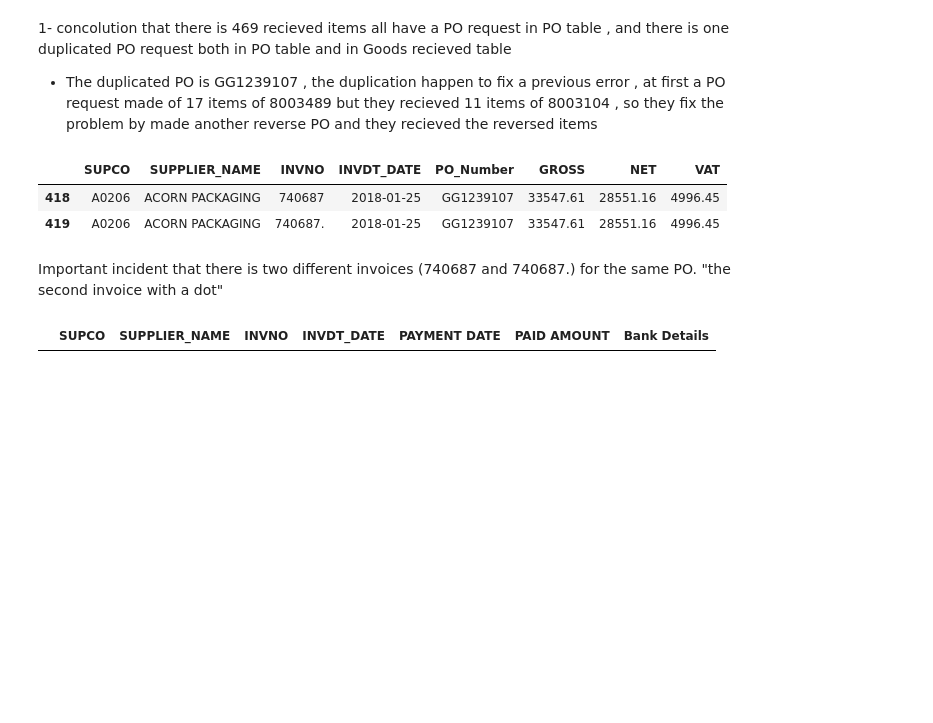
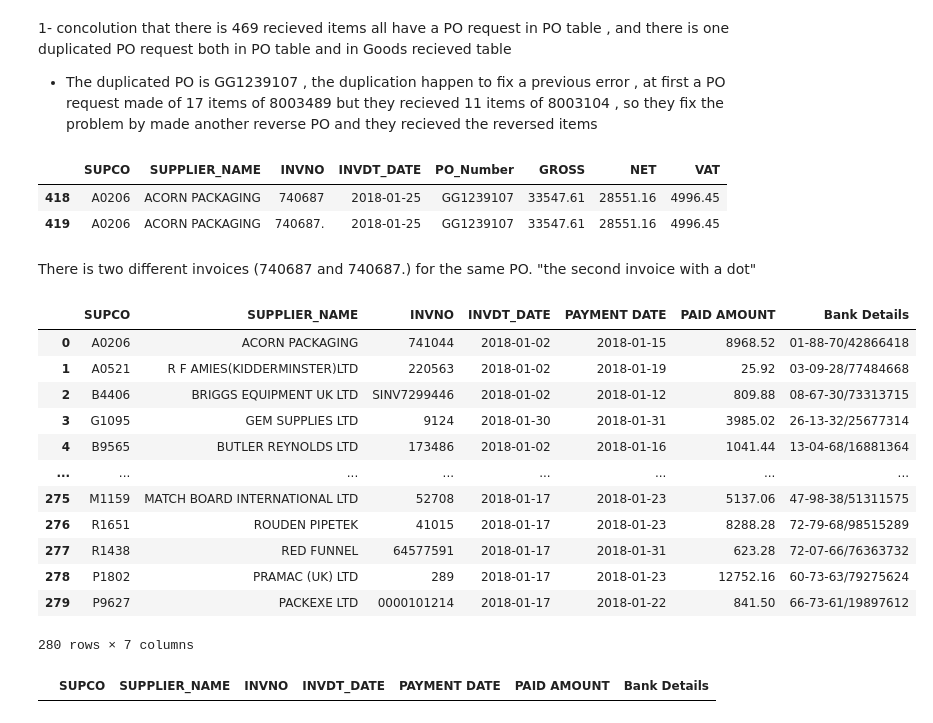
Before and after one commit to ahmad-elgantiry/procurement-analysis, a Jupyter notebook: insights.ipynb, the cells around one changed output. Cells and saved outputs as stored; diff of their text form; code cells hidden in the pictures; blank space fills up the shorter version.

```diff
--- a/insights.ipynb
+++ b/insights.ipynb
@@ -179,7 +179,23 @@ Invoices[Invoices["PO_Number"]=="GG1239107"]
 | 418 | A0206 | ACORN PACKAGING | 740687 | 2018-01-25 | GG1239107 | 33547.61 | 28551.16 | 4996.45 |
 | 419 | A0206 | ACORN PACKAGING | 740687. | 2018-01-25 | GG1239107 | 33547.61 | 28551.16 | 4996.45 |
 # %% [markdown]
-Important incident that there is two different invoices (740687 and 740687.) for the same PO. "the second invoice with a dot"
+There is two different invoices (740687 and 740687.) for the same PO. "the second invoice with a dot"
+# %%
+Payments
+# %% [output]
+|  | SUPCO | SUPPLIER_NAME | INVNO | INVDT_DATE | PAYMENT DATE | PAID AMOUNT | Bank Details |
+| 0 | A0206 | ACORN PACKAGING | 741044 | 2018-01-02 | 2018-01-15 | 8968.52 | 01-88-70/42866418 |
+| 1 | A0521 | R F AMIES(KIDDERMINSTER)LTD | 220563 | 2018-01-02 | 2018-01-19 | 25.92 | 03-09-28/77484668 |
+| 2 | B4406 | BRIGGS EQUIPMENT UK LTD | SINV7299446 | 2018-01-02 | 2018-01-12 | 809.88 | 08-67-30/73313715 |
+| 3 | G1095 | GEM SUPPLIES LTD | 9124 | 2018-01-30 | 2018-01-31 | 3985.02 | 26-13-32/25677314 |
+| 4 | B9565 | BUTLER REYNOLDS LTD | 173486 | 2018-01-02 | 2018-01-16 | 1041.44 | 13-04-68/16881364 |
+| ... | ... | ... | ... | ... | ... | ... | ... |
+| 275 | M1159 | MATCH BOARD INTERNATIONAL LTD | 52708 | 2018-01-17 | 2018-01-23 | 5137.06 | 47-98-38/51311575 |
+| 276 | R1651 | ROUDEN PIPETEK | 41015 | 2018-01-17 | 2018-01-23 | 8288.28 | 72-79-68/98515289 |
+| 277 | R1438 | RED FUNNEL | 64577591 | 2018-01-17 | 2018-01-31 | 623.28 | 72-07-66/76363732 |
+| 278 | P1802 | PRAMAC (UK) LTD | 289 | 2018-01-17 | 2018-01-23 | 12752.16 | 60-73-63/79275624 |
+| 279 | P9627 | PACKEXE LTD | 0000101214 | 2018-01-17 | 2018-01-22 | 841.50 | 66-73-61/19897612 |
+280 rows × 7 columns
 # %%
 # I will invistigate PO GG1239107 in invoices table  and in payments table
 Payments[Payments["INVNO"]=="740687"]
```
Also changed, not shown: parts of 3 cells of this notebook, 1 other file.
